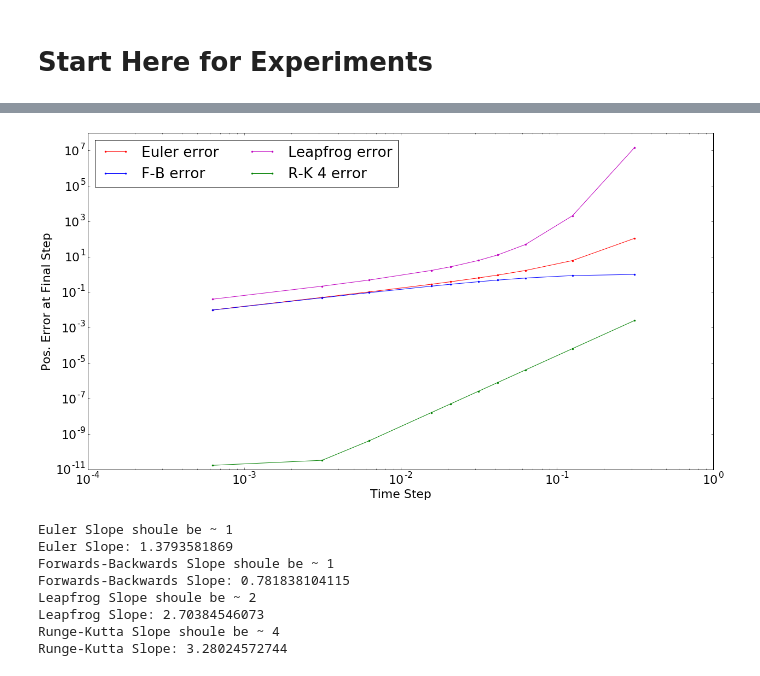
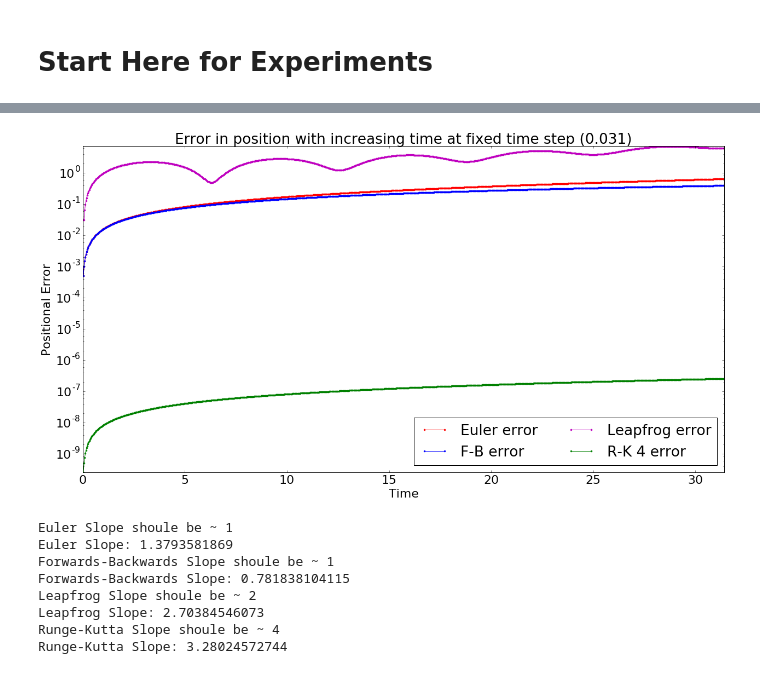
Before and after one commit to Mole45/MMet_Project, a Jupyter notebook: Project-SimpleOsc.ipynb, the cells around one changed output, grey strips where cells are left out. Cells and saved outputs as stored; diff of their text form; code cells hidden in the pictures.

Commit message:
v4 - Comparison of errors in schemes 2

```diff
--- a/Project-SimpleOsc.ipynb
+++ b/Project-SimpleOsc.ipynb
@@ -244,9 +244,9 @@ print(eulerArr,fbArr,lfArr,rkArr,stepArr,ticker)
 # Start Here for Experiments
 # %%
 #define stuff
-nsteps = 50000
+nsteps = 1000
 timestop = 10*math.pi
-scheme =  4   #1 = Euler Forwards, 2 = Forwards-Backwards, 3 = Leapfrog, 4 = Runge-Kutta (4-Step)
+scheme =  3   #1 = Euler Forwards, 2 = Forwards-Backwards, 3 = Leapfrog, 4 = Runge-Kutta (4-Step)
 initialX = 1.0
 initialV = 0.0
 timestep = timestop/nsteps
@@ -371,16 +367,34 @@ print(eulerArr,fbArr,lfArr,rkArr,stepArr,ticker)
 # %%
+#### Log Log Comparison for differnt time steps
+
+#figF, axF = plt.subplots(figsize=(18,10))
+#axF.loglog(stepArr,eulerArr,'r.-',label='Euler error')
+#axF.loglog(stepArr,fbArr,'b.-',label='F-B error')
+#axF.loglog(stepArr,lfArr,'m.-',label='Leapfrog error')
+#axF.loglog(stepArr,rkArr,'g.-',label='R-K 4 error')
+#axF.legend(loc=0,ncol=2)
+#axF.set_xlabel('Time Step')
+#axF.set_ylabel('Pos. Error at Final Step')
+#figF.tight_layout()
+#figF.savefig('Scheme Comparison - Changing Time Step.png')
+
+### Comparison at same time step
+
 figF, axF = plt.subplots(figsize=(18,10))
-axF.loglog(stepArr,eulerArr,'r.-',label='Euler error')
-axF.loglog(stepArr,fbArr,'b.-',label='F-B error')
-axF.loglog(stepArr,lfArr,'m.-',label='Leapfrog error')
-axF.loglog(stepArr,rkArr,'g.-',label='R-K 4 error')
-axF.legend(loc=0,ncol=2)
-axF.set_xlabel('Time Step')
-axF.set_ylabel('Pos. Error at Final Step')
+axF.semilogy(plotT,eulerArr,'r.-',label='Euler error')
+axF.semilogy(plotT,fbArr,'b.-',label='F-B error')
+axF.semilogy(plotT,lfArr,'m.-',label='Leapfrog error')
+axF.semilogy(plotT,rkArr,'g.-',label='R-K 4 error')
+axF.legend(loc=4,ncol=2)
+axF.set_xlim(0,10*math.pi)
+axF.set_ylim(-1,7.1)
+axF.set_xlabel('Time')
+axF.set_ylabel('Positional Error')
+axF.set_title('Error in position with increasing time at fixed time step (0.031)')
 figF.tight_layout()
-#figF.savefig('Scheme Comparison.png')
+figF.savefig('Scheme Comparison - Same Time Step.png')
 # %% [output]
-[figure, old version]
+[figure, new version]
 # %%
 slope, intercept = np.polyfit(np.log(stepArr),np.log(eulerArr), 1)
 print('Euler Slope shoule be ~ 1')
```
Also changed, not shown: parts of 8 cells of this notebook.
